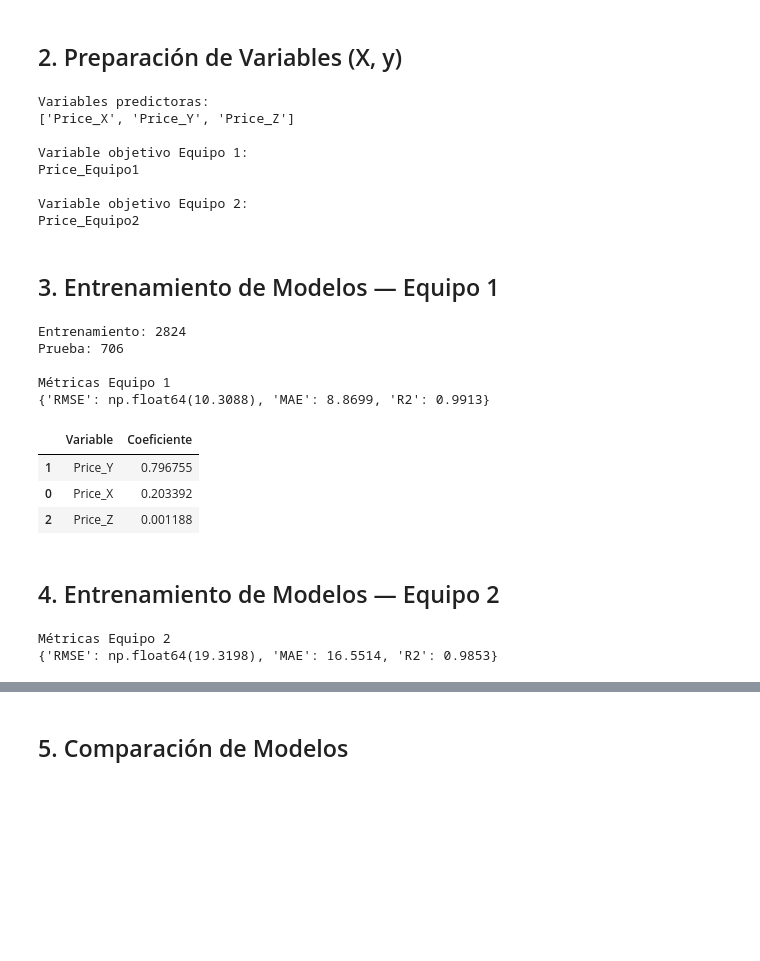
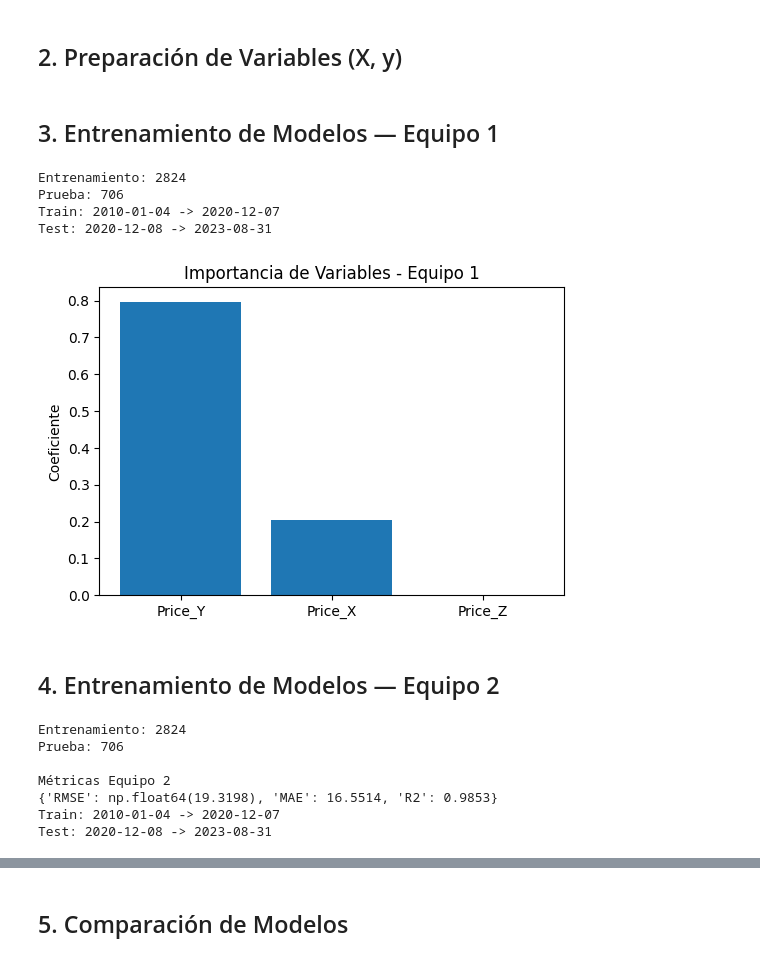
Before and after one commit to mariajose-erazo/dataknow-costos-operativos, a Jupyter notebook: notebooks/02_modelado_predictivo.ipynb, the cells around one changed output, grey strips where cells are left out. Cells and saved outputs as stored; diff of their text form; code cells hidden in the pictures; blank space fills up the shorter version.

Commit message:
Refine exploratory analysis and predictive modeling notebooks

```diff
--- a/notebooks/02_modelado_predictivo.ipynb
+++ b/notebooks/02_modelado_predictivo.ipynb
@@ -57,24 +57,6 @@ FEATURES = [
 # Objetivos
 TARGET_EQUIPO1 = "Price_Equipo1"
 TARGET_EQUIPO2 = "Price_Equipo2"
-
-print("Variables predictoras:")
-print(FEATURES)
-
-print("\nVariable objetivo Equipo 1:")
-print(TARGET_EQUIPO1)
-
-print("\nVariable objetivo Equipo 2:")
-print(TARGET_EQUIPO2)
-# %% [output]
-Variables predictoras:
-['Price_X', 'Price_Y', 'Price_Z']
-
-Variable objetivo Equipo 1:
-Price_Equipo1
-
-Variable objetivo Equipo 2:
-Price_Equipo2
 # %% [markdown]
 ## 3. Entrenamiento de Modelos — Equipo 1
 # %%
@@ -110,34 +92,55 @@ metricas_equipo1 = evaluate_model(
     y_test
 )
 
-print("\nMétricas Equipo 1")
-print(metricas_equipo1)
+print(
+    f"Train: {train_df['Date'].min().date()} -> {train_df['Date'].max().date()}"
+)
+
+print(
+    f"Test: {test_df['Date'].min().date()} -> {test_df['Date'].max().date()}"
+)
 # %% [output]
 Entrenamiento: 2824
 Prueba: 706
-
-Métricas Equipo 1
-{'RMSE': np.float64(10.3088), 'MAE': 8.8699, 'R2': 0.9913}
+Train: 2010-01-04 -> 2020-12-07
+Test: 2020-12-08 -> 2023-08-31
 # %%
+# =====================================================
+# IMPORTANCIA DE VARIABLES - EQUIPO 1
+# =====================================================
 coeficientes = pd.DataFrame({
     "Variable": FEATURES,
     "Coeficiente": modelo_equipo1.coef_
 })
 
 coeficientes = coeficientes.sort_values(
     "Coeficiente",
     ascending=False
 )
 
 coeficientes
+plt.figure(figsize=(6,4))
+
+plt.bar(
+    coeficientes["Variable"],
+    coeficientes["Coeficiente"]
+)
+
+plt.title("Importancia de Variables - Equipo 1")
+plt.ylabel("Coeficiente")
+
+plt.show()
 # %% [output]
-|  | Variable | Coeficiente |
-| 1 | Price_Y | 0.796755 |
-| 0 | Price_X | 0.203392 |
-| 2 | Price_Z | 0.001188 |
+[figure, added]
 # %% [markdown]
 ## 4. Entrenamiento de Modelos — Equipo 2
 # %%
+from modeling import (
+    time_series_split_data,
+    train_linear_model,
+    evaluate_model
+)
+
 # División temporal
 X_train, X_test, y_train, y_test, train_df, test_df = (
     time_series_split_data(
@@ -147,6 +150,9 @@ X_train, X_test, y_train, y_test, train_df, test_df = (
         test_size=0.2
     )
 )
+
+print("Entrenamiento:", len(X_train))
+print("Prueba:", len(X_test))
 
 # Modelo lineal
 modelo_equipo2 = train_linear_model(
@@ -161,8 +167,21 @@ metricas_equipo2 = evaluate_model(
     y_test
 )
 
-print("Métricas Equipo 2")
+print("\nMétricas Equipo 2")
 print(metricas_equipo2)
+
+print(
+    f"Train: {train_df['Date'].min().date()} -> {train_df['Date'].max().date()}"
+)
+
+print(
+    f"Test: {test_df['Date'].min().date()} -> {test_df['Date'].max().date()}"
+)
 # %% [output]
+Entrenamiento: 2824
+Prueba: 706
+
 Métricas Equipo 2
 {'RMSE': np.float64(19.3198), 'MAE': 16.5514, 'R2': 0.9853}
+Train: 2010-01-04 -> 2020-12-07
+Test: 2020-12-08 -> 2023-08-31
```
Also changed, not shown: parts of 17 cells of this notebook, 1 other file.
